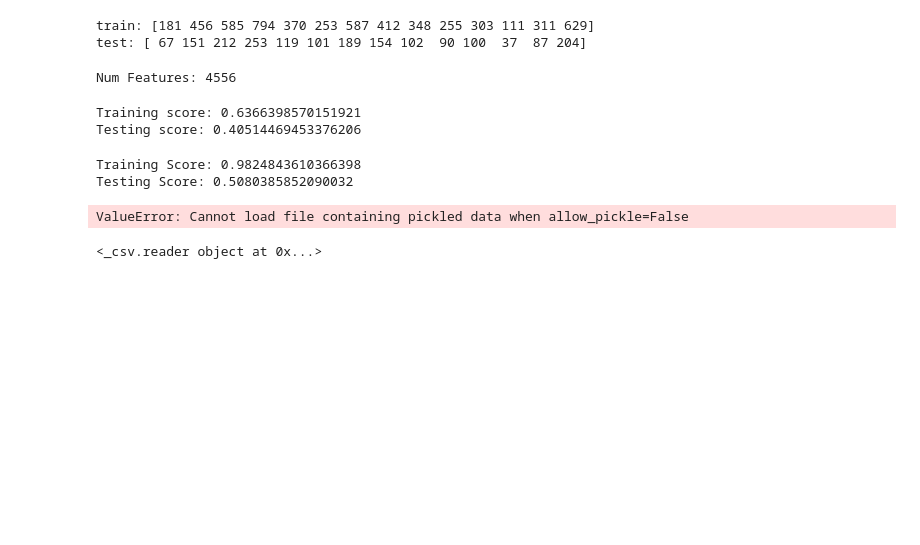
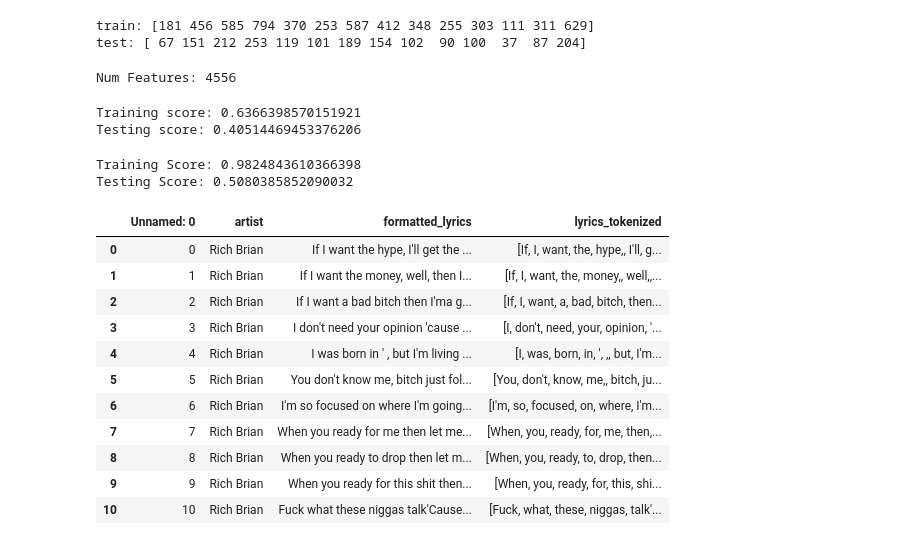
Before and after one commit to jeugenio103/Project-4, a Jupyter notebook: Lyric and Genre Data Collection/Lyric Generator/Lyric_Similarity_Analysis.ipynb, the cells around one changed output. Cells and saved outputs as stored; diff of their text form; code cells hidden in the pictures; blank space fills up the shorter version.

```diff
--- a/Lyric and Genre Data Collection/Lyric Generator/Lyric_Similarity_Analysis.ipynb
+++ b/Lyric and Genre Data Collection/Lyric Generator/Lyric_Similarity_Analysis.ipynb
@@ -324,15 +339,22 @@ print(f'Testing Score: {clf.score(X_test, y_test)}')
 # %% [output]
 Training Score: 0.9824843610366398
 Testing Score: 0.5080385852090032
-# %%
-rb_hypetime = np.load('RichBrian-HypeTime.txt')
-rb_hypetime_data = rb_hypetime[::]
-# %% [output]
-ValueError: Cannot load file containing pickled data when allow_pickle=False
-# %%
-# Test the model of the generated lyrics
-with open('RichBrian-HypeTime.txt', 'r') as txt:
-    txt_reader = csv.reader(txt, delimiter='\n')
-    print(txt_reader)
-# %% [output]
-<_csv.reader object at 0x...>
+# %%
+# Test the model of the generated lyrics
+rb_hypetime = pd.read_csv("rb_hypetime.csv")
+joji_ye = pd.read_csv("Joji_YoungEnergy.csv")
+# %%
+rb_hypetime
+# %% [output]
+|  | Unnamed: 0 | artist | formatted_lyrics | lyrics_tokenized |
+| 0 | 0 | Rich Brian | If I want the hype, I'll get the ... | [If, I, want, the, hype,, I'll, g... |
+| 1 | 1 | Rich Brian | If I want the money, well, then I... | [If, I, want, the, money,, well,,... |
+| 2 | 2 | Rich Brian | If I want a bad bitch then I'ma g... | [If, I, want, a, bad, bitch, then... |
+| 3 | 3 | Rich Brian | I don't need your opinion 'cause ... | [I, don't, need, your, opinion, '... |
+| 4 | 4 | Rich Brian | I was born in ' , but I'm living ... | [I, was, born, in, ', ,, but, I'm... |
+| 5 | 5 | Rich Brian | You don't know me, bitch just fol... | [You, don't, know, me,, bitch, ju... |
+| 6 | 6 | Rich Brian | I'm so focused on where I'm going... | [I'm, so, focused, on, where, I'm... |
+| 7 | 7 | Rich Brian | When you ready for me then let me... | [When, you, ready, for, me, then,... |
+| 8 | 8 | Rich Brian | When you ready to drop then let m... | [When, you, ready, to, drop, then... |
+| 9 | 9 | Rich Brian | When you ready for this shit then... | [When, you, ready, for, this, shi... |
+| 10 | 10 | Rich Brian | Fuck what these niggas talk'Cause... | [Fuck, what, these, niggas, talk'... |
```
Also changed, not shown: parts of 49 cells of this notebook, 4 other files.
